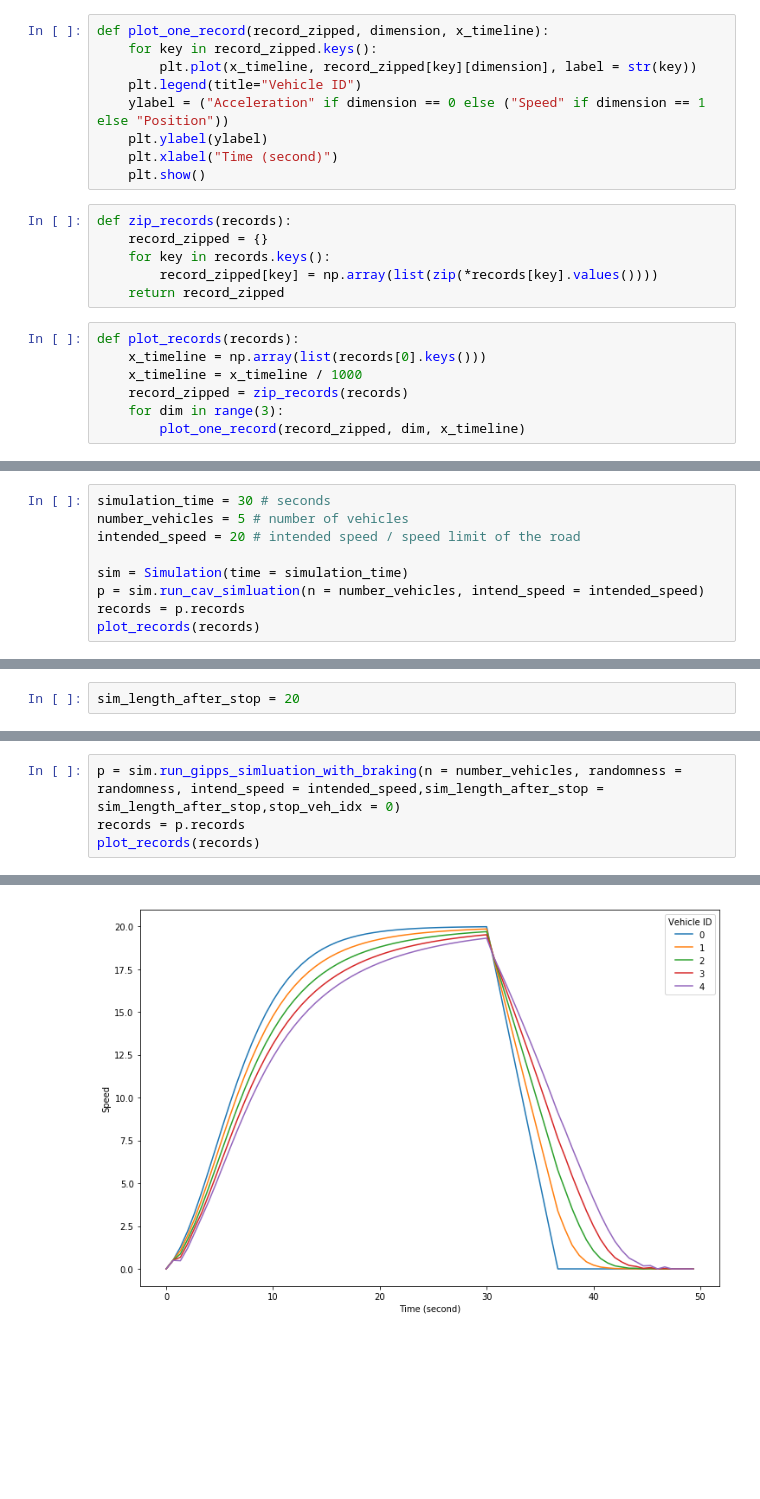
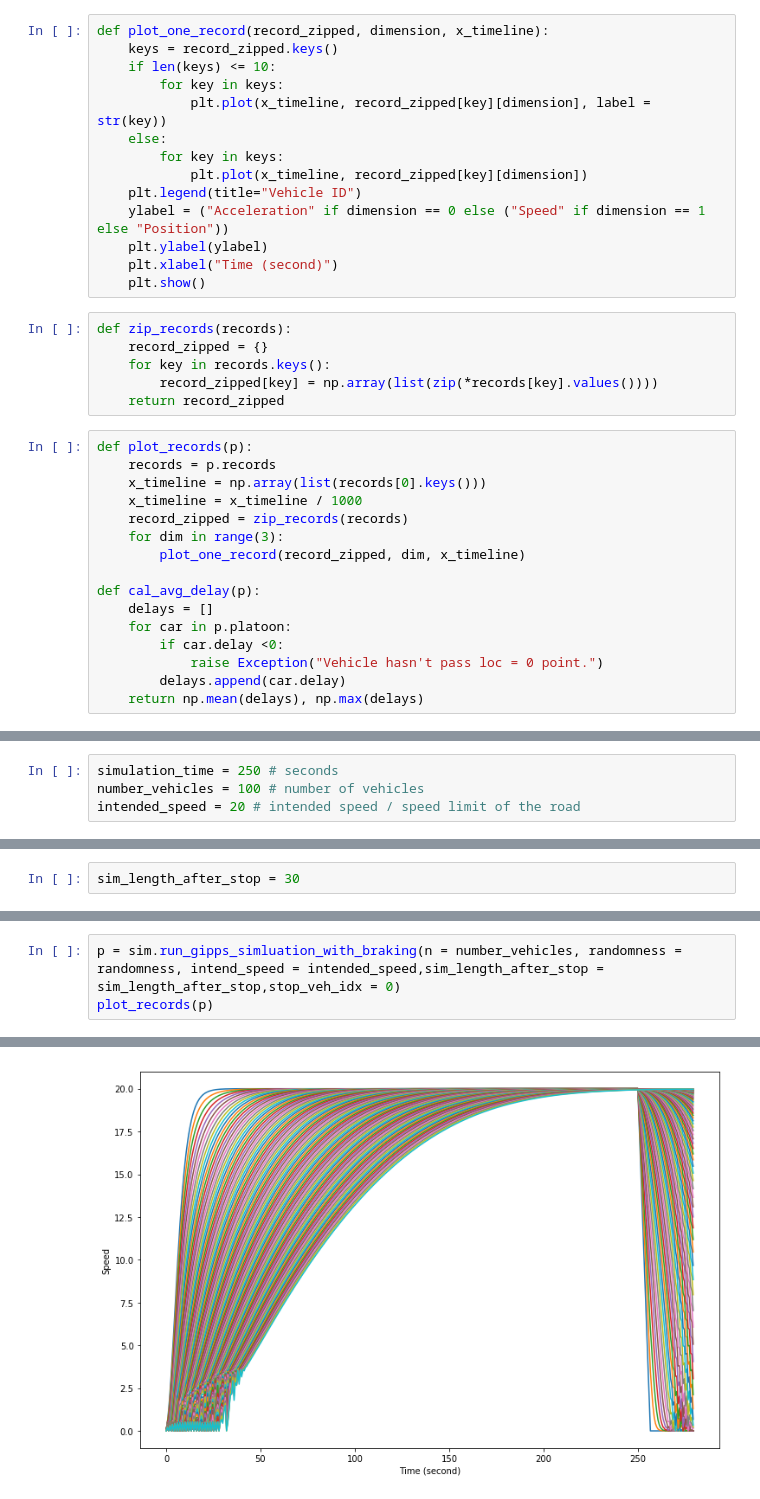
Before and after one commit to JiyanBlack/VDSF-Vehicle_Deque_Simulation_Framework, a Jupyter notebook: source/exp-visualization.ipynb, the cells around one changed output, grey strips where cells are left out. Drawn from its saved outputs; the diff is of its cells as text; blank space fills up the shorter version.

```diff
--- a/source/exp-visualization.ipynb
+++ b/source/exp-visualization.ipynb
@@ -5,8 +5,13 @@ import numpy as np
 plt.rcParams['figure.figsize'] = [12, 8]
 # %%
 def plot_one_record(record_zipped, dimension, x_timeline):
-    for key in record_zipped.keys():
-        plt.plot(x_timeline, record_zipped[key][dimension], label = str(key))
+    keys = record_zipped.keys()
+    if len(keys) <= 10:
+        for key in keys:
+            plt.plot(x_timeline, record_zipped[key][dimension], label = str(key))
+    else:
+        for key in keys:
+            plt.plot(x_timeline, record_zipped[key][dimension])
     plt.legend(title="Vehicle ID")
     ylabel = ("Acceleration" if dimension == 0 else ("Speed" if dimension == 1 else "Position"))
     plt.ylabel(ylabel)
@@ -19,9 +24,18 @@ def zip_records(records):
         record_zipped[key] = np.array(list(zip(*records[key].values())))
     return record_zipped
 # %%
-def plot_records(records):
+def plot_records(p):
+    records = p.records
     x_timeline = np.array(list(records[0].keys()))
     x_timeline = x_timeline / 1000
     record_zipped = zip_records(records)
     for dim in range(3):
         plot_one_record(record_zipped, dim, x_timeline)
+
+def cal_avg_delay(p):
+    delays = []
+    for car in p.platoon:
+        if car.delay <0:
+            raise Exception("Vehicle hasn't pass loc = 0 point.")
+        delays.append(car.delay)
+    return np.mean(delays), np.max(delays)
@@ -28,9 +51,4 @@ def plot_records(records):
 # %%
-simulation_time = 30 # seconds
-number_vehicles = 5 # number of vehicles
+simulation_time = 250 # seconds
+number_vehicles = 100 # number of vehicles
 intended_speed = 20 # intended speed / speed limit of the road
-
-sim = Simulation(time = simulation_time)
-p = sim.run_cav_simluation(n = number_vehicles, intend_speed = intended_speed)
-records = p.records
-plot_records(records)
@@ -54,4 +79,4 @@ Human-driver simulation (Gipps Model) deque finished.
 # %%
-sim_length_after_stop = 20
+sim_length_after_stop = 30
 # %%
 p = sim.run_cav_simluation_with_braking(n = number_vehicles, intend_speed = intended_speed,sim_length_after_stop = sim_length_after_stop,stop_veh_idx = 0)
@@ -68,5 +92,4 @@ Braking simulation finishes.
 # %%
 p = sim.run_gipps_simluation_with_braking(n = number_vehicles, randomness = randomness, intend_speed = intended_speed,sim_length_after_stop = sim_length_after_stop,stop_veh_idx = 0)
-records = p.records
-plot_records(records)
+plot_records(p)
 # %% [output]
@@ -78 +101 @@ Braking simulation finishes.
-[figure, old version]
+[figure, new version]
```
Also changed, not shown: parts of 7 cells of this notebook, 10 other files.
